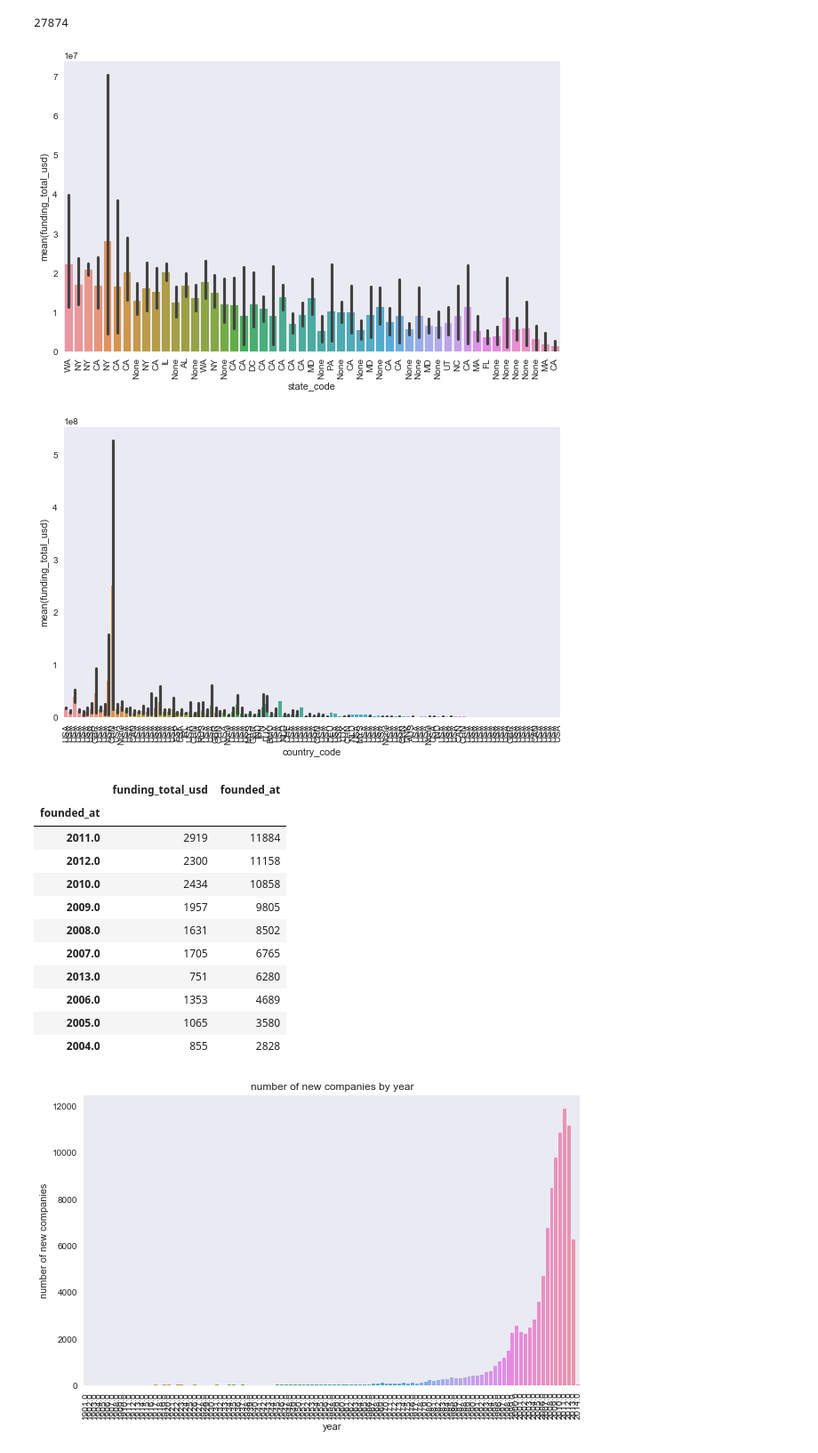
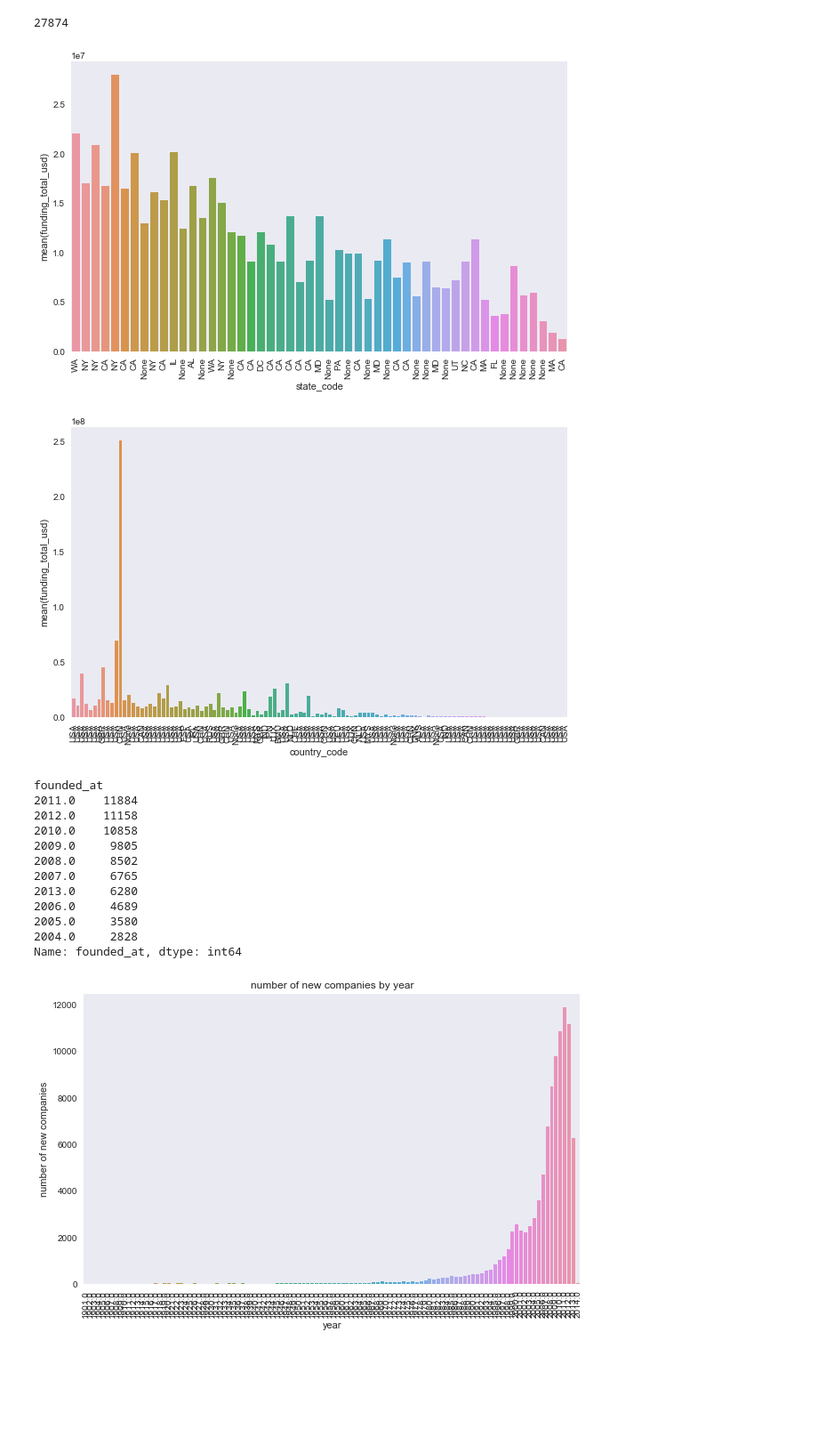
Before and after one commit to berkeley-stat159-f17/project-3-p2-mo-ma-ne, a Jupyter notebook: cb_offices.ipynb, the cells around one changed output. Shown: that part at 89% size. Drawn from its saved outputs; the diff is of its cells as text; code cells hidden in the pictures; blank space fills up the shorter version.

```diff
--- a/cb_offices.ipynb
+++ b/cb_offices.ipynb
@@ -191,15 +208,17 @@ len(objs.funding_total_usd[~objs.funding_total_usd.isnull()])
 # %% [output]
 27874
 # %%
+# plot mean funding_total_usd by state
 objs_sorted = objs[~objs.funding_total_usd.isnull()].sort_values(by='funding_total_usd', ascending=False)
-a=sns.barplot(objs_sorted['state_code'], pd.to_numeric(objs_sorted['funding_total_usd']));
+a=sns.barplot(objs_sorted['state_code'], pd.to_numeric(objs_sorted['funding_total_usd']), ci=False);
 a.set_xticklabels(objs_sorted['state_code'], rotation=90);
 # %% [output]
-[figure, old version]
+[figure, new version]
 # %%
+# plot mean funding_total_usd by country
 objs_sorted = objs[~objs.funding_total_usd.isnull()].sort_values(by='funding_total_usd', ascending=False)
-a=sns.barplot(objs_sorted['country_code'], pd.to_numeric(objs_sorted['funding_total_usd']));
+a=sns.barplot(objs_sorted['country_code'], pd.to_numeric(objs_sorted['funding_total_usd']), ci=False);
 a.set_xticklabels(objs_sorted['country_code'], rotation=90);
 # %% [output]
-[figure, old version]
+[figure, new version]
 # %%
@@ -209,20 +229,20 @@ founded = df_fund_dt.groupby([dt.dt.year])
 # %%
 # top counts by year
 num_found = founded.count()
-num_found.sort_values(by='founded_at', ascending=False).head(10)
+num_found.sort_values(by='founded_at', ascending=False)['founded_at'].head(10)
 # %% [output]
-|  | funding_total_usd | founded_at |
-| founded_at |  |  |
-| 2011.0 | 2919 | 11884 |
-| 2012.0 | 2300 | 11158 |
-| 2010.0 | 2434 | 10858 |
-| 2009.0 | 1957 | 9805 |
-| 2008.0 | 1631 | 8502 |
-| 2007.0 | 1705 | 6765 |
-| 2013.0 | 751 | 6280 |
-| 2006.0 | 1353 | 4689 |
-| 2005.0 | 1065 | 3580 |
-| 2004.0 | 855 | 2828 |
+founded_at
+2011.0    11884
+2012.0    11158
+2010.0    10858
+2009.0     9805
+2008.0     8502
+2007.0     6765
+2013.0     6280
+2006.0     4689
+2005.0     3580
+2004.0     2828
+Name: founded_at, dtype: int64
 # %%
 # plot number of new companies by year
 a=sns.barplot(num_found.founded_at.index, num_found.founded_at)
```
Also changed, not shown: parts of 20 cells of this notebook.
